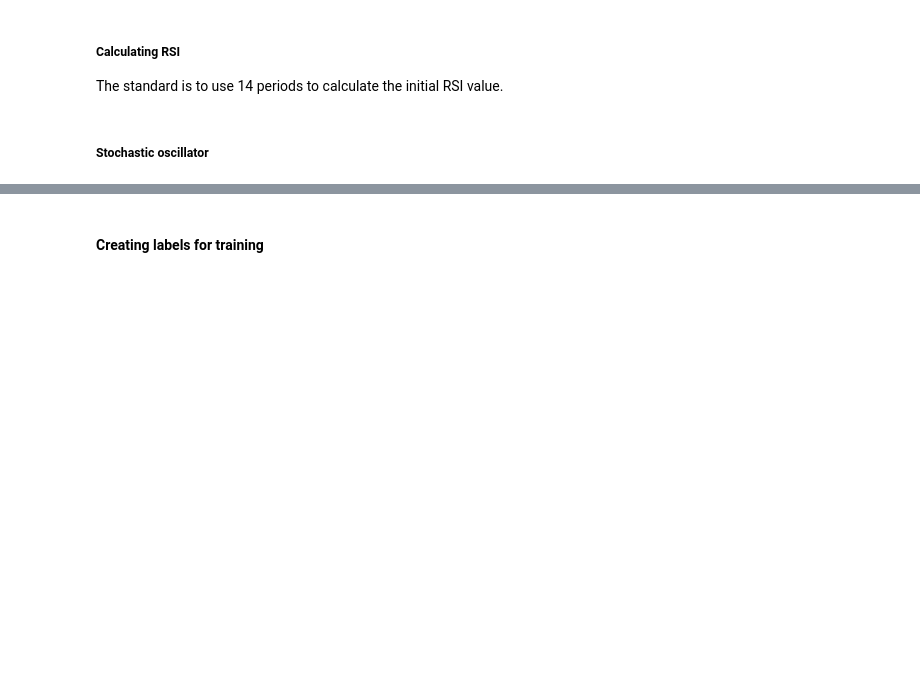
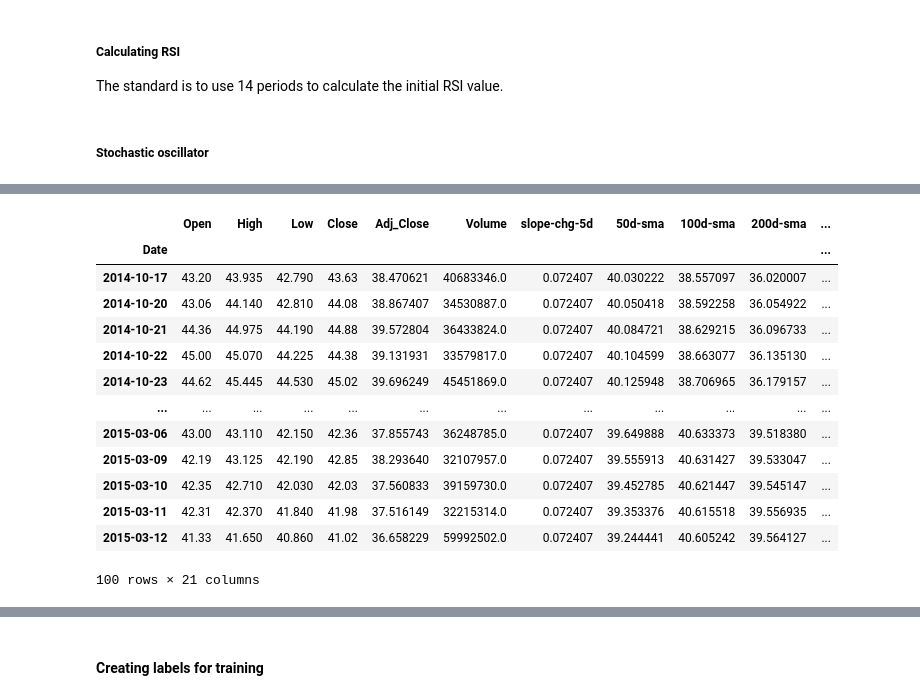
Before and after one commit to yepterence/Stock-Analysis, a Jupyter notebook: Stock-data-exploration.ipynb, the cells around one changed output, grey strips where cells are left out. Saved outputs shown, nothing was run; the diff lists cells and outputs as text; code cells hidden in the pictures; blank space fills up the shorter version.

```diff
--- a/Stock-data-exploration.ipynb
+++ b/Stock-data-exploration.ipynb
@@ -177,8 +253,8 @@ print("PEG ratio: {} \nTrailing PE ratio: {} \nProjected/Forward PE ratio: {}"
 ##### Calculating RSI
 The standard is to use 14 periods to calculate the initial RSI value.
 # %%
-def calc_rs(df,price_col='adj close'):
-    d_ = df[price_col].diff()
+def calc_rs(df):
+    d_ = df['Adj_Close'].diff()
     pos_ = d_.clip(lower=0)
     neg_ = -1*d_.clip(upper=0)
     ema_up = pos_.ewm(com=13, adjust=False).mean()
@@ -216,6 +294,9 @@ def slope_indicator(df, periods=5):
 # plt.show()
 # %%
 # Daily prices including highs and lows with volume for hockeystick graph
-full_msft_df = eod_msft_data[['Open','High','Low','Close','Adj_Close','Volume']].append(msft_yf)
-# If a stock underwent a split, you'd have to create a new dataset based on the Adjusted Close values.
+full_msft_df = eod_msft_data[['Open',
+                              'High','Low','Close','Adj_Close','Volume']].append(msft_yf)
+# If a stock underwent a split,
+# you'd have to create a new dataset based on the Adjusted Close values.
+
 full_msft_df.info()
@@ -228,34 +323,49 @@ full_msft_df['50d-sma'] = full_msft_df['Adj_Close'].rolling(50).mean()
 full_msft_df['100d-sma'] = full_msft_df['Adj_Close'].rolling(100).mean()
 full_msft_df['200d-sma'] = full_msft_df['Adj_Close'].rolling(200).mean()
 
 # Exponential moving averages
 full_msft_df['12d-ema'] = full_msft_df['Adj_Close'].ewm(span=12, min_periods=12).mean()
 full_msft_df['26d-ema'] = full_msft_df['Adj_Close'].ewm(span=26, min_periods=26).mean()
 
 # Daily returns
 full_msft_df['returns'] = full_msft_df['Adj_Close'].pct_change()
 # Technical indicators
 
 # MACD
 full_msft_df['macd'] = full_msft_df['12d-ema'] - full_msft_df['26d-ema']
 full_msft_df['macd-signal'] = full_msft_df['macd'].ewm(span=9, min_periods=9).mean()
 
 # Buy signal from MACD
 full_msft_df['ma-crossover-buy'] = np.where(full_msft_df['50d-sma'] >
                                             full_msft_df['200d-sma'], 1, 0)
 full_msft_df['macd-crossover'] = np.where(full_msft_df['macd'] >
                                           full_msft_df['macd-signal'], 1, 0)
 
 # Momentum indicators
-full_msft_df['rsi'] = 100 - (100/(1+calc_rs(full_msft_df,price_col='Adj_Close')))
+full_msft_df['rsi'] = 100 - (100/(1+calc_rs(full_msft_df)))
 full_msft_df['stoch-%K'] = full_stochastic_osc(full_msft_df, 20, 5, 5)[0]
 full_msft_df['stoch-%d'] = full_stochastic_osc(full_msft_df, 20, 5 ,5)[1]
 
 # Change in daily volume
 full_msft_df['dvol_pct_chng'] = full_msft_df['Volume'].pct_change()
 
 
 full_msft_df[200:300]
+# %% [output]
+|  | Open | High | Low | Close | Adj_Close | Volume | slope-chg-5d | 50d-sma | 100d-sma | 200d-sma | ... |
+| Date |  |  |  |  |  |  |  |  |  |  | ... |
+| 2014-10-17 | 43.20 | 43.935 | 42.790 | 43.63 | 38.470621 | 40683346.0 | 0.072407 | 40.030222 | 38.557097 | 36.020007 | ... |
+| 2014-10-20 | 43.06 | 44.140 | 42.810 | 44.08 | 38.867407 | 34530887.0 | 0.072407 | 40.050418 | 38.592258 | 36.054922 | ... |
+| 2014-10-21 | 44.36 | 44.975 | 44.190 | 44.88 | 39.572804 | 36433824.0 | 0.072407 | 40.084721 | 38.629215 | 36.096733 | ... |
+| 2014-10-22 | 45.00 | 45.070 | 44.225 | 44.38 | 39.131931 | 33579817.0 | 0.072407 | 40.104599 | 38.663077 | 36.135130 | ... |
+| 2014-10-23 | 44.62 | 45.445 | 44.530 | 45.02 | 39.696249 | 45451869.0 | 0.072407 | 40.125948 | 38.706965 | 36.179157 | ... |
+| ... | ... | ... | ... | ... | ... | ... | ... | ... | ... | ... | ... |
+| 2015-03-06 | 43.00 | 43.110 | 42.150 | 42.36 | 37.855743 | 36248785.0 | 0.072407 | 39.649888 | 40.633373 | 39.518380 | ... |
+| 2015-03-09 | 42.19 | 43.125 | 42.190 | 42.85 | 38.293640 | 32107957.0 | 0.072407 | 39.555913 | 40.631427 | 39.533047 | ... |
+| 2015-03-10 | 42.35 | 42.710 | 42.030 | 42.03 | 37.560833 | 39159730.0 | 0.072407 | 39.452785 | 40.621447 | 39.545147 | ... |
+| 2015-03-11 | 42.31 | 42.370 | 41.840 | 41.98 | 37.516149 | 32215314.0 | 0.072407 | 39.353376 | 40.615518 | 39.556935 | ... |
+| 2015-03-12 | 41.33 | 41.650 | 40.860 | 41.02 | 36.658229 | 59992502.0 | 0.072407 | 39.244441 | 40.605242 | 39.564127 | ... |
+100 rows × 21 columns
 # %%
 
 # Training dataset using candlestick format with rangeslider to zoom into prices
```
Also changed, not shown: parts of 32 cells of this notebook, 3 other files.
